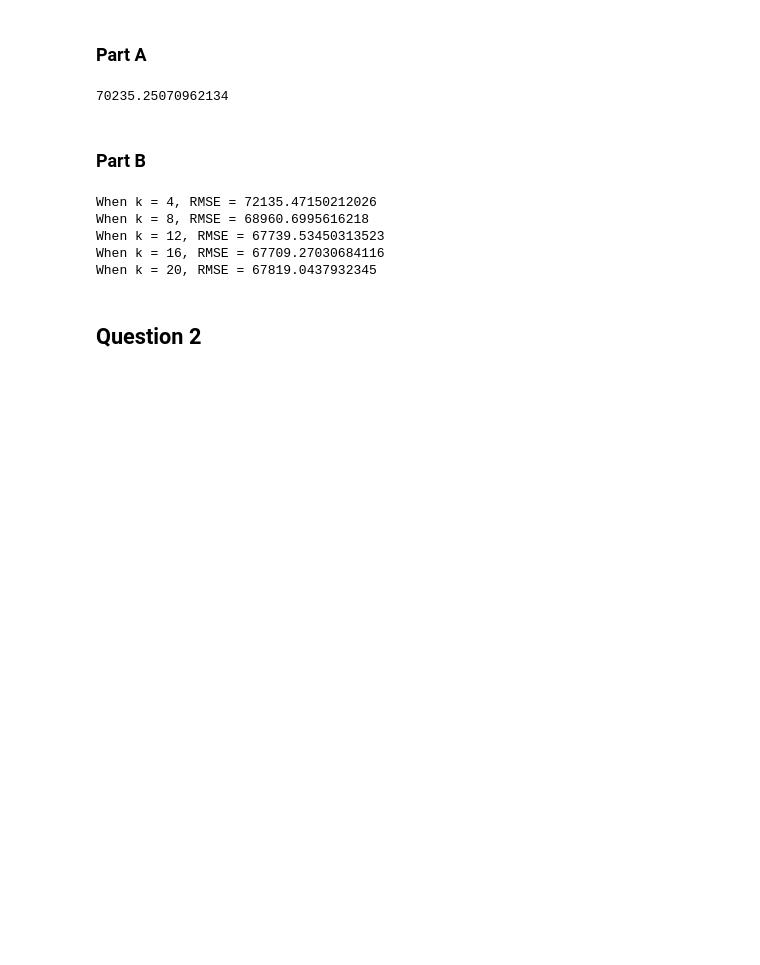
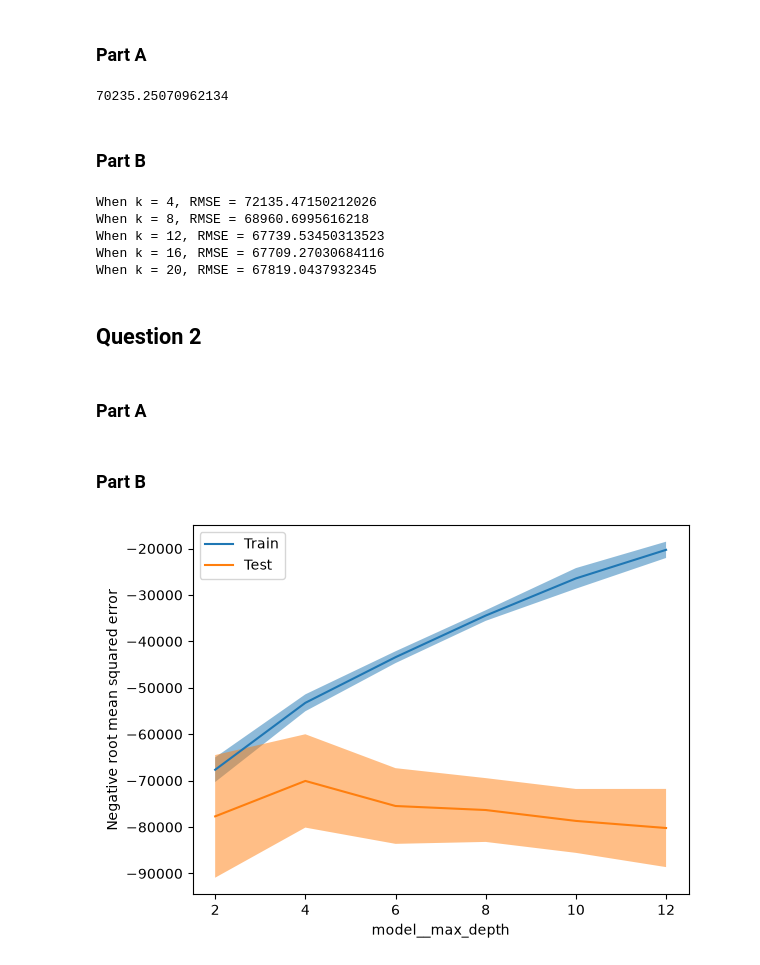
Before and after one commit to khanhdo05/Intro-to-ML, a Jupyter notebook: lab4.ipynb, the cells around one changed output. Cells and saved outputs as stored; diff of their text form; code cells hidden in the pictures; blank space fills up the shorter version.

```diff
--- a/lab4.ipynb
+++ b/lab4.ipynb
@@ -60,3 +68,23 @@ When k = 16, RMSE = 67709.27030684116
 When k = 20, RMSE = 67819.0437932345
 # %% [markdown]
 ## Question 2
+# %% [markdown]
+### Part A
+# %%
+pipeline_2a = Pipeline([
+    ('pca',  PCA()),
+    ('model', DecisionTreeRegressor())
+])
+fitted_pipe = pipeline_2a.fit(X = ic_train_X, y = ic_train_y)
+# %% [markdown]
+### Part B
+# %%
+depth = range(2, 12 + 1, 2)
+ValidationCurveDisplay.from_estimator(pipeline_2a, ic_train_X, ic_train_y,
+                                      param_name="model__max_depth",
+                                      scoring='neg_root_mean_squared_error',
+                                      cv = 5,
+                                      param_range=[i for i in depth])
+plt.show()
+# %% [output]
+[figure, added]
```
Also changed, not shown: parts of 31 cells of this notebook.
